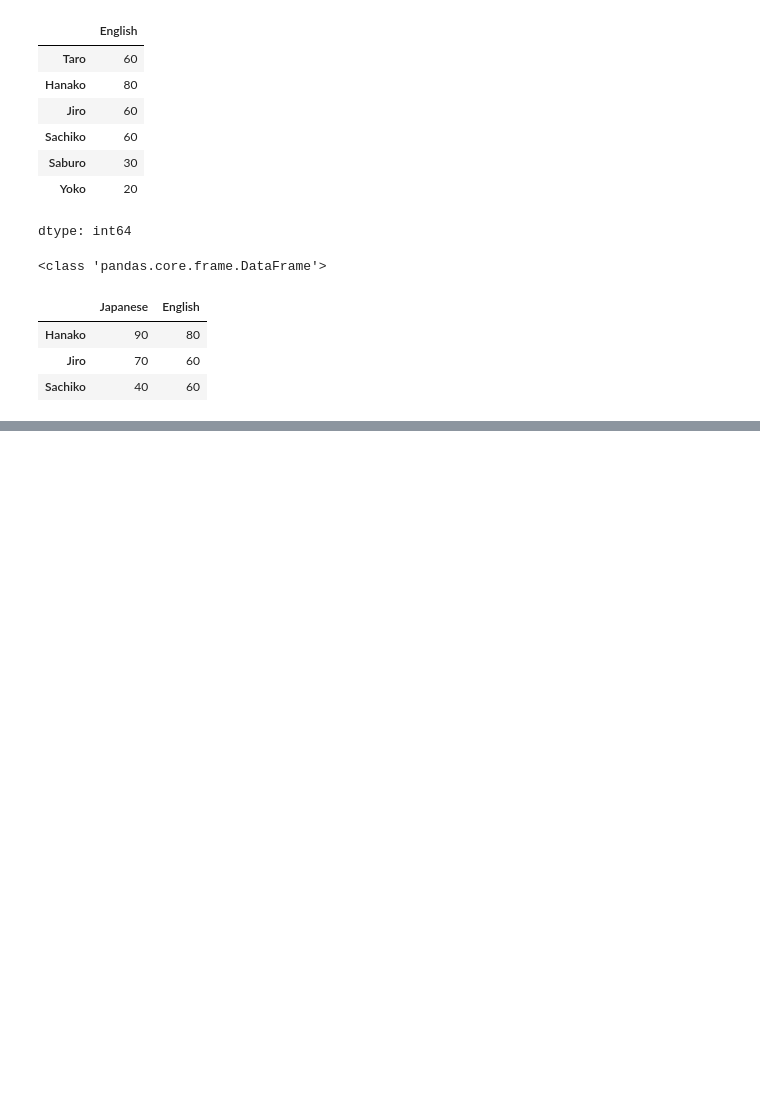
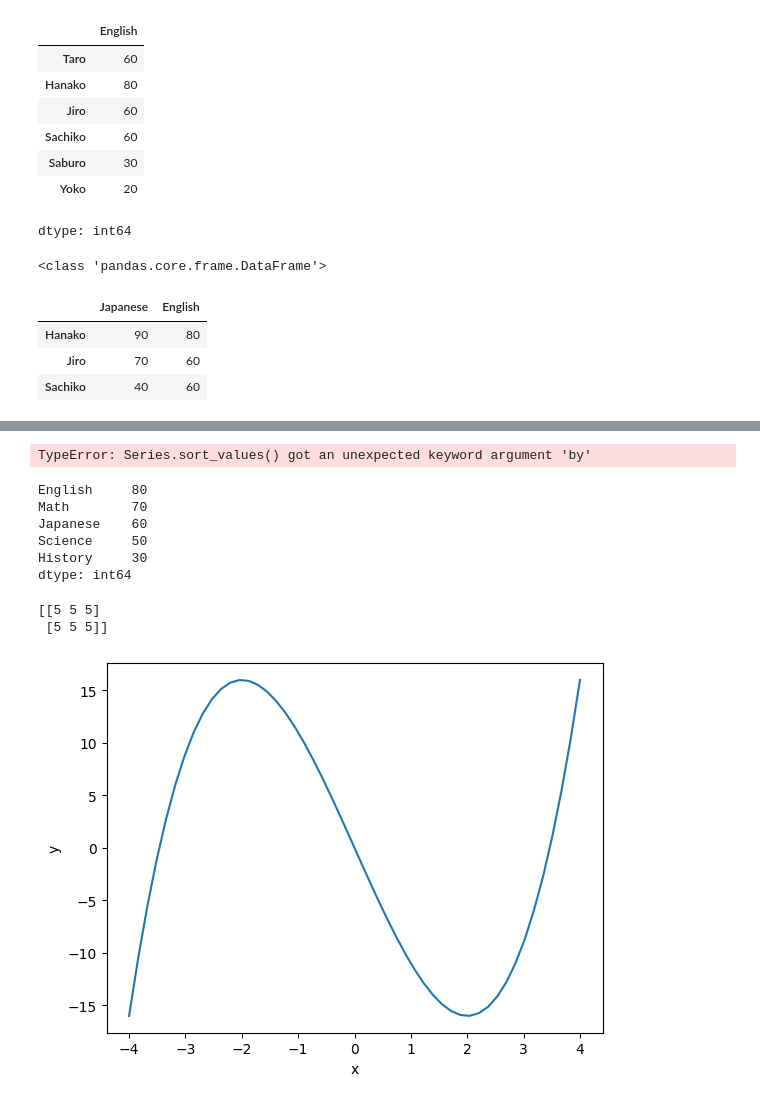
Before and after one commit to domonjo01/colaboratory, a Jupyter notebook: my_notebook.ipynb, the cells around one changed output, grey strips where cells are left out. Cells and saved outputs as stored; diff of their text form; code cells hidden in the pictures; blank space fills up the shorter version.

```diff
--- a/my_notebook.ipynb
+++ b/my_notebook.ipynb
@@ -745,0 +776,52 @@ a.loc["Shiro"]
+# %%
+import pandas as pd
+import numpy as np
+
+a = pd.Series([60, 80, 70, 50, 30], index=["Japanese", "English", "Math", "Science", "History"])
+
+a.sort_values(by="Math",ascending=False)
+# %% [output]
+TypeError: Series.sort_values() got an unexpected keyword argument 'by'
+# %%
+import pandas as pd
+
+a = pd.Series([60, 80, 70, 50, 30], index=["Japanese", "English", "Math", "Science", "History"])
+
+# 得点の高い順に並び替える（降順）
+a_sorted = a.sort_values(ascending=False)
+
+print(a_sorted)
+# %% [output]
+English     80
+Math        70
+Japanese    60
+Science     50
+History     30
+dtype: int64
+# %%
+import numpy as np
+
+a = np.array([0, 1, 2, 3, 4, 5]) # この配列の形状をreshapeにより変更する
+b = np.array([[5, 4, 3], [2, 1, 0]])
+
+# この下にコードを書く
+a = a.reshape(2, 3)
+
+# aの形を(2,3)に変換して足す
+print ( a + b )
+# %% [output]
+[[5 5 5]
+ [5 5 5]]
+# %%
+import numpy as np
+import matplotlib.pyplot as plt
+
+x = np.linspace(-4, 4)
+y = x**3 - 12*x
+
+plt.xlabel("x")
+plt.ylabel("y")
+plt.plot(x, y)
+plt.show()
+# %% [output]
+[figure, added]
```
Also changed, not shown: parts of 11 cells of this notebook.
